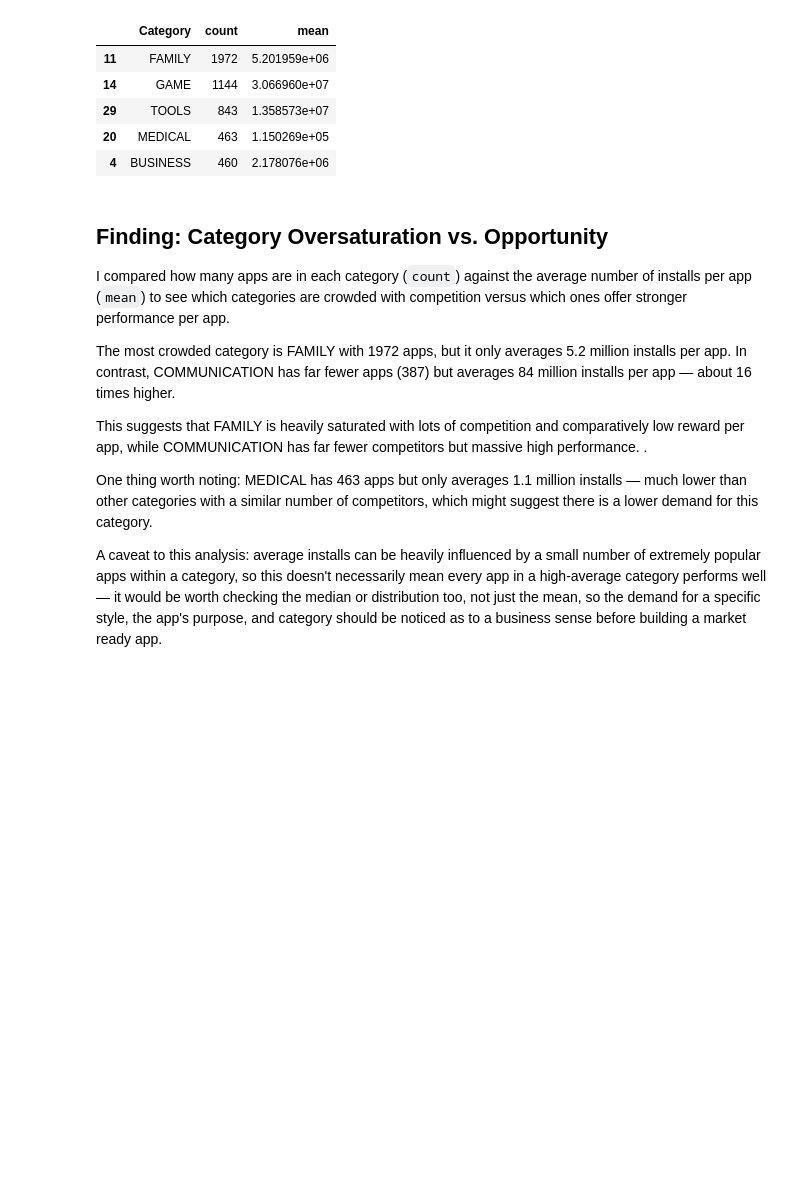
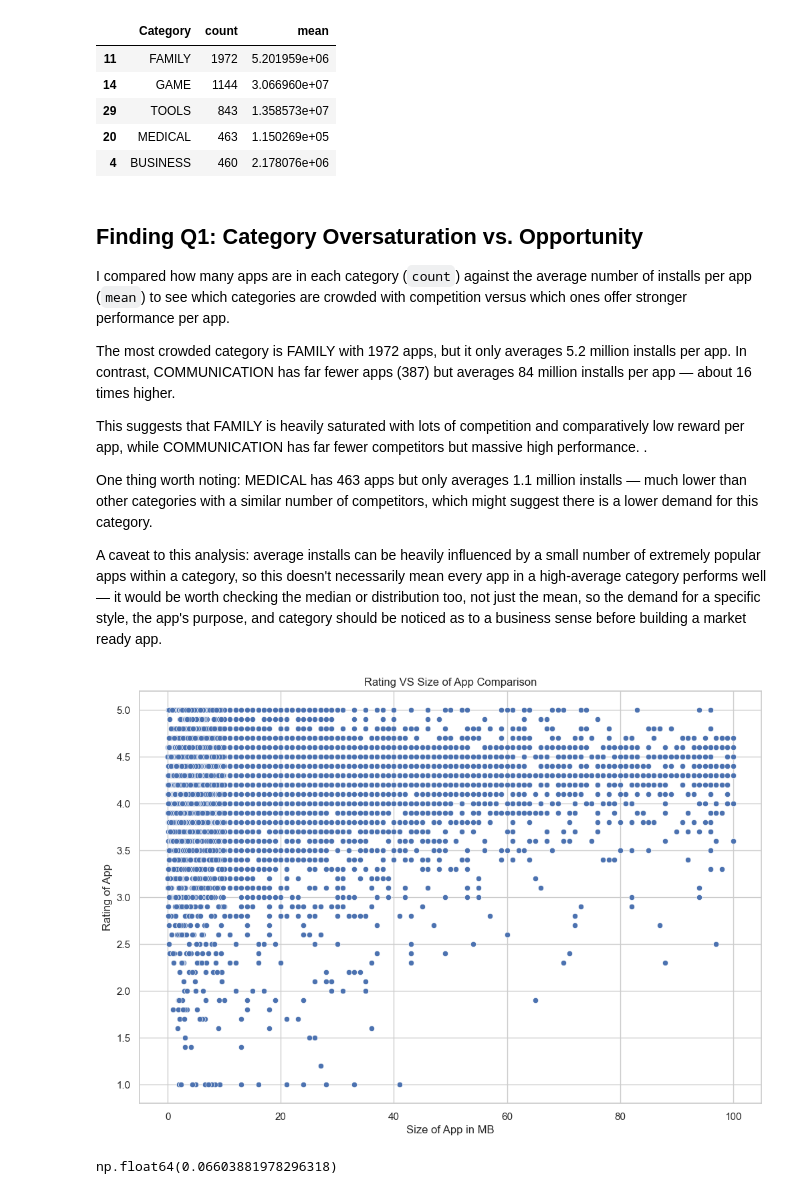
Before and after one commit to Harish-Senthilkumar/google-play-store-analysis, a Jupyter notebook: notebooks/analysis.ipynb, the cells around one changed output. Drawn from its saved outputs; the diff is of its cells as text; code cells hidden in the pictures; blank space fills up the shorter version.

Commit message:
done with the q2 findings

```diff
--- a/notebooks/analysis.ipynb
+++ b/notebooks/analysis.ipynb
@@ -394,7 +394,7 @@ category_stats.sort_values('count', ascending=False).head()
 | 20 | MEDICAL | 463 | 1.150269e+05 |
 | 4 | BUSINESS | 460 | 2.178076e+06 |
 # %% [markdown]
-## Finding: Category Oversaturation vs. Opportunity
+## Finding Q1: Category Oversaturation vs. Opportunity
 
 I compared how many apps are in each category (`count`) against the average
 number of installs per app (`mean`) to see which categories are crowded
@@ -414,3 +414,23 @@ a small number of extremely popular apps within a category, so this
 doesn't necessarily mean every app in a high-average category performs
 well — it would be worth checking the median or distribution too, not
 just the mean, so the demand for a specific style, the app's purpose, and category should be noticed as to a business sense before building a market ready app.
+# %%
+# Question 2: I want to know if as Size_in_MB goes up, does Rating tend to go up, down, or stay flat?
+
+sns.set_theme(style = 'whitegrid')
+plt.figure(figsize=(12,8))
+
+
+sns.scatterplot(data=size_analysis_df, x = 'Size_in_MB', y='Rating')
+
+plt.title("Rating VS Size of App Comparison")
+plt.xlabel("Size of App in MB")
+plt.ylabel("Rating of App")
+
+plt.show()
+# %% [output]
+[figure, added]
+# %%
+size_analysis_df['Size_in_MB'].corr(size_analysis_df['Rating'])
+# %% [output]
+np.float64(0.06603881978296318)
```
Also changed, not shown: parts of 1 cell of this notebook.
